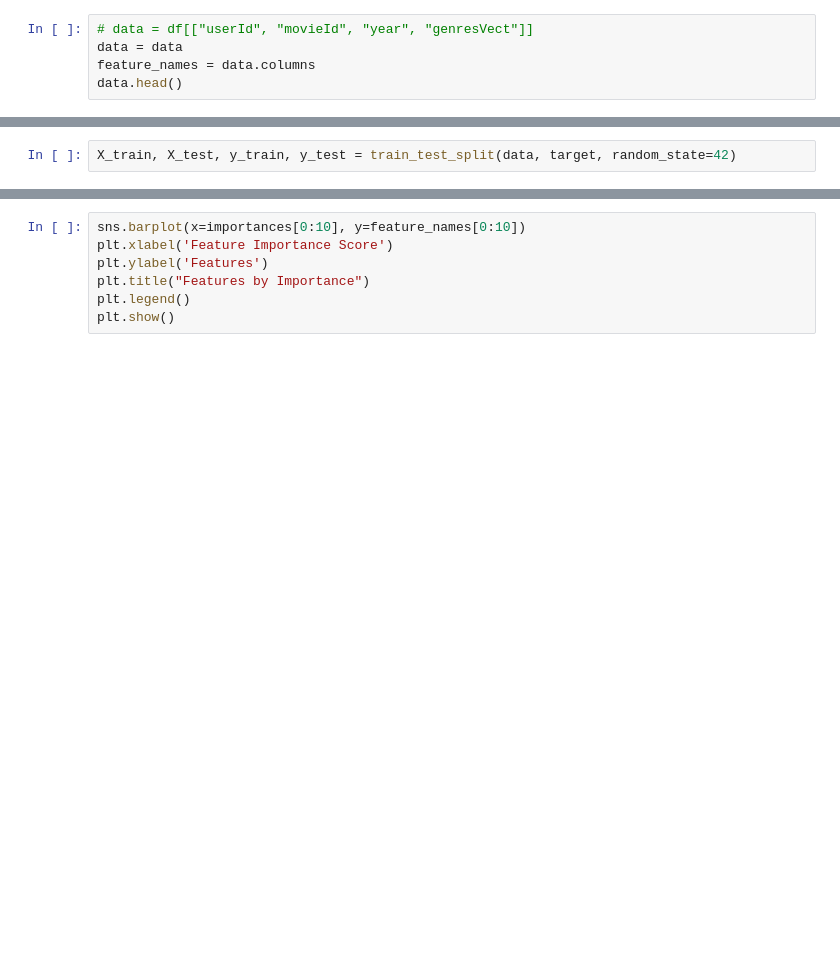
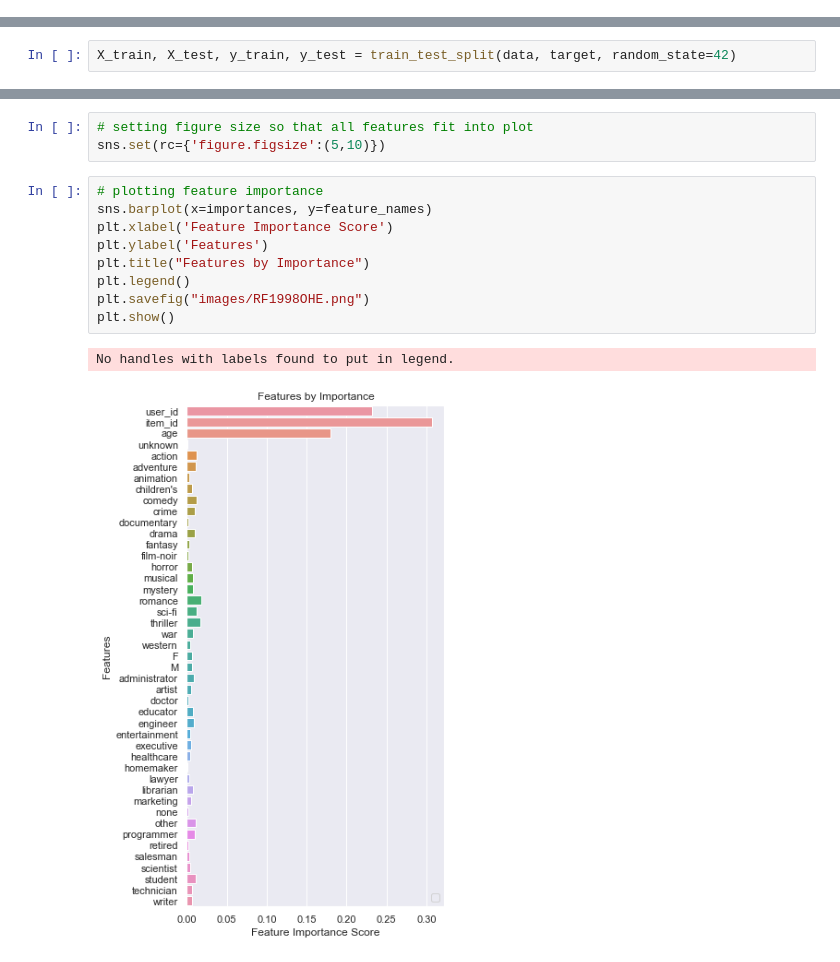
Before and after one commit to mkung8889/movie_app, a Jupyter notebook: Random Forest-1998 Data - One Hot Encoding.ipynb, the cells around one changed output, grey strips where cells are left out. Cells and saved outputs as stored; diff of their text form; blank space fills up the shorter version.

```diff
--- a/Random Forest-1998 Data - One Hot Encoding.ipynb
+++ b/Random Forest-1998 Data - One Hot Encoding.ipynb
@@ -131,5 +150,0 @@ data.drop(["rating"],axis=1, inplace=True)
-# %%
-# data = df[["userId", "movieId", "year", "genresVect"]]
-data = data
-feature_names = data.columns
-data.head()
@@ -147,7 +195,15 @@ sorted(zip(rf.feature_importances_, feature_names), reverse=True)
+# %%
+# setting figure size so that all features fit into plot
+sns.set(rc={'figure.figsize':(5,10)})
 # %%
-sns.barplot(x=importances[0:10], y=feature_names[0:10])
+# plotting feature importance
+sns.barplot(x=importances, y=feature_names)
 plt.xlabel('Feature Importance Score')
 plt.ylabel('Features')
 plt.title("Features by Importance")
 plt.legend()
+plt.savefig("images/RF1998OHE.png")
 plt.show()
+# %% [output]
+No handles with labels found to put in legend.
+[figure, added]
```
Also changed, not shown: parts of 11 cells of this notebook, 7 other files.
